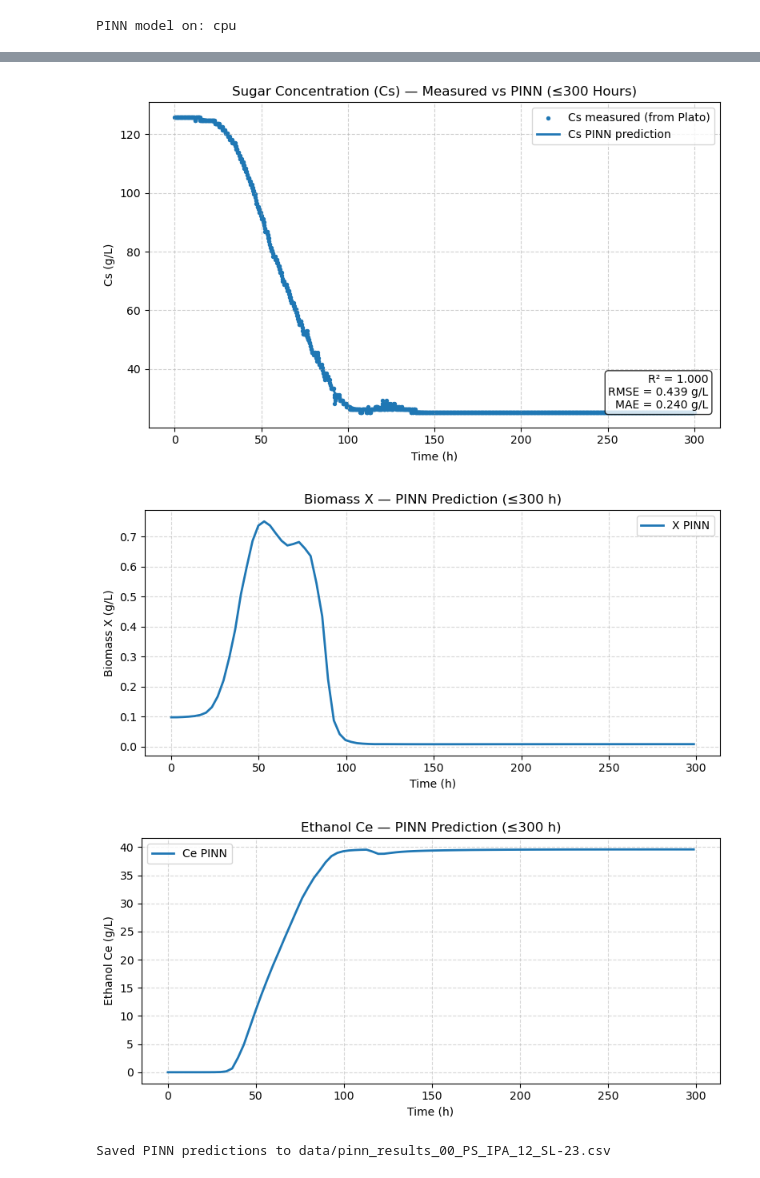
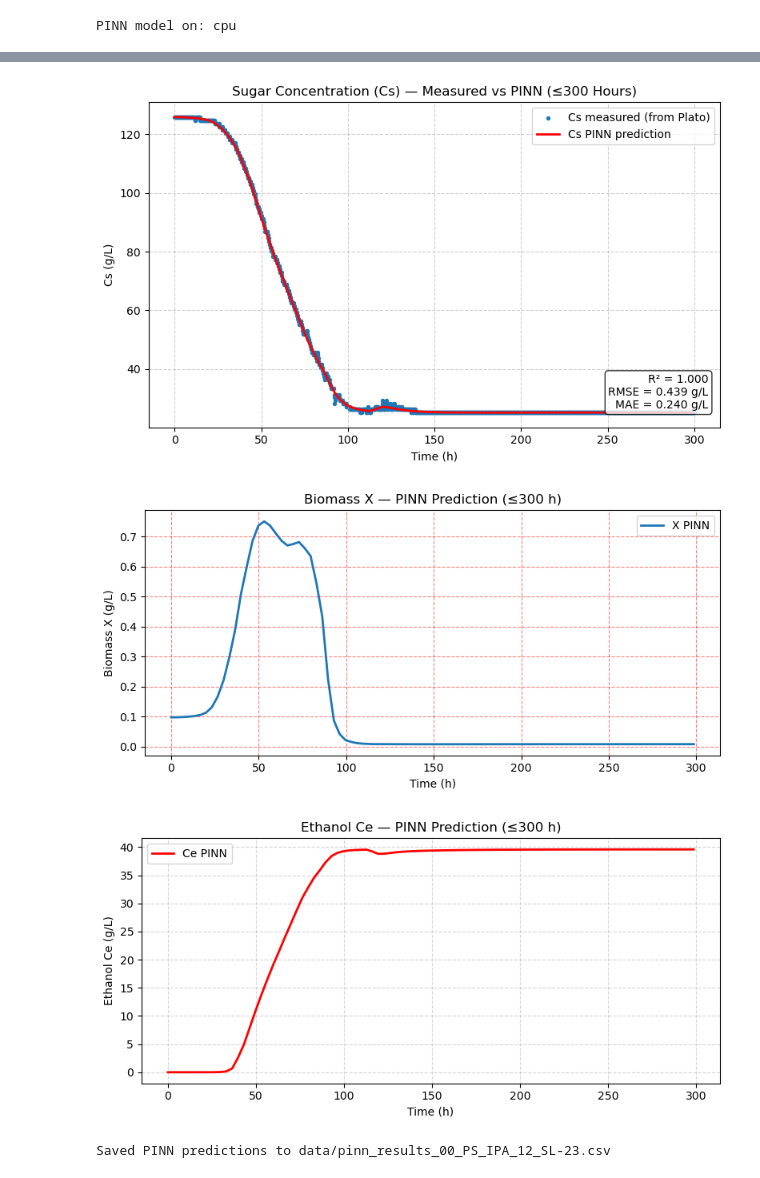
Before and after one commit to EmmanuelLwele/Physics-Informed-Beer-Fermentation-Modelling, a Jupyter notebook: Physics_Informed_Beer_Fermentation_Modelling.ipynb, the cells around one changed output, grey strips where cells are left out. Cells and saved outputs as stored; diff of their text form; code cells hidden in the pictures.

```diff
--- a/Physics_Informed_Beer_Fermentation_Modelling.ipynb
+++ b/Physics_Informed_Beer_Fermentation_Modelling.ipynb
@@ -1354,7 +1354,7 @@ mae = mean_absolute_error(Cs_data_cut, Cs_pred_interp)
 
 plt.figure(figsize=(8, 5))
 plt.scatter(t_data_cut, Cs_data_cut, s=8, label="Cs measured (from Plato)")
-plt.plot(t_plot_cut, Csp_cut, linewidth=2, label="Cs PINN prediction")
+plt.plot(t_plot_cut, Csp_cut, linewidth=2, color='red', label="Cs PINN prediction")
 textstr = f"R² = {r2:.3f}\nRMSE = {rmse:.3f} g/L\nMAE = {mae:.3f} g/L"
 plt.text(0.98, 0.05, textstr, transform=plt.gca().transAxes,
          fontsize=10, verticalalignment="bottom", horizontalalignment="right",
@@ -1363,42 +1363,42 @@ plt.xlabel("Time (h)")
 plt.ylabel("Cs (g/L)")
 plt.title("Sugar Concentration (Cs) — Measured vs PINN (≤300 Hours)")
 plt.legend()
-plt.grid(True, linestyle="--", color='red', alpha=0.6)
+plt.grid(True, linestyle="--", alpha=0.6)
 plt.tight_layout()
 plt.show()
 
 # X & Ce PINN plots (≤300 h)
 Xp_flat  = Xp.ravel()
 Cep_flat = Cep.ravel()
 
 mask_plot_300 = t_plot_flat <= 300
 t_plot_cut = t_plot_flat[mask_plot_300]
 Xp_cut    = Xp_flat[mask_plot_300]
 Cep_cut   = Cep_flat[mask_plot_300]
 
 plt.figure(figsize=(8, 4))
 plt.plot(t_plot_cut, Xp_cut, linewidth=2, label="X PINN")
 plt.xlabel("Time (h)")
 plt.ylabel("Biomass X (g/L)")
 plt.title("Biomass X — PINN Prediction (≤300 h)")
 plt.legend()
-plt.grid(True, linestyle="--", alpha=0.5)
+plt.grid(True, linestyle="--",color='red', alpha=0.5)
 plt.tight_layout()
 plt.show()
 
 plt.figure(figsize=(8, 4))
-plt.plot(t_plot_cut, Cep_cut, linewidth=2, label="Ce PINN")
+plt.plot(t_plot_cut, Cep_cut, color='red',linewidth=2, label="Ce PINN")
 plt.xlabel("Time (h)")
 plt.ylabel("Ethanol Ce (g/L)")
 plt.title("Ethanol Ce — PINN Prediction (≤300 h)")
 plt.legend()
-plt.grid(True, linestyle="--", color='red', alpha=0.5)
+plt.grid(True, linestyle="--", alpha=0.5)
 plt.tight_layout()
 plt.show()
 # %% [output]
-[figure, old version]
+[figure, new version]
-[figure, old version]
+[figure, new version]
-[figure, old version]
+[figure, new version]
 # %%
 # ============================================================
 # Save PINN results
```
Also changed, not shown: parts of 13 cells of this notebook.
